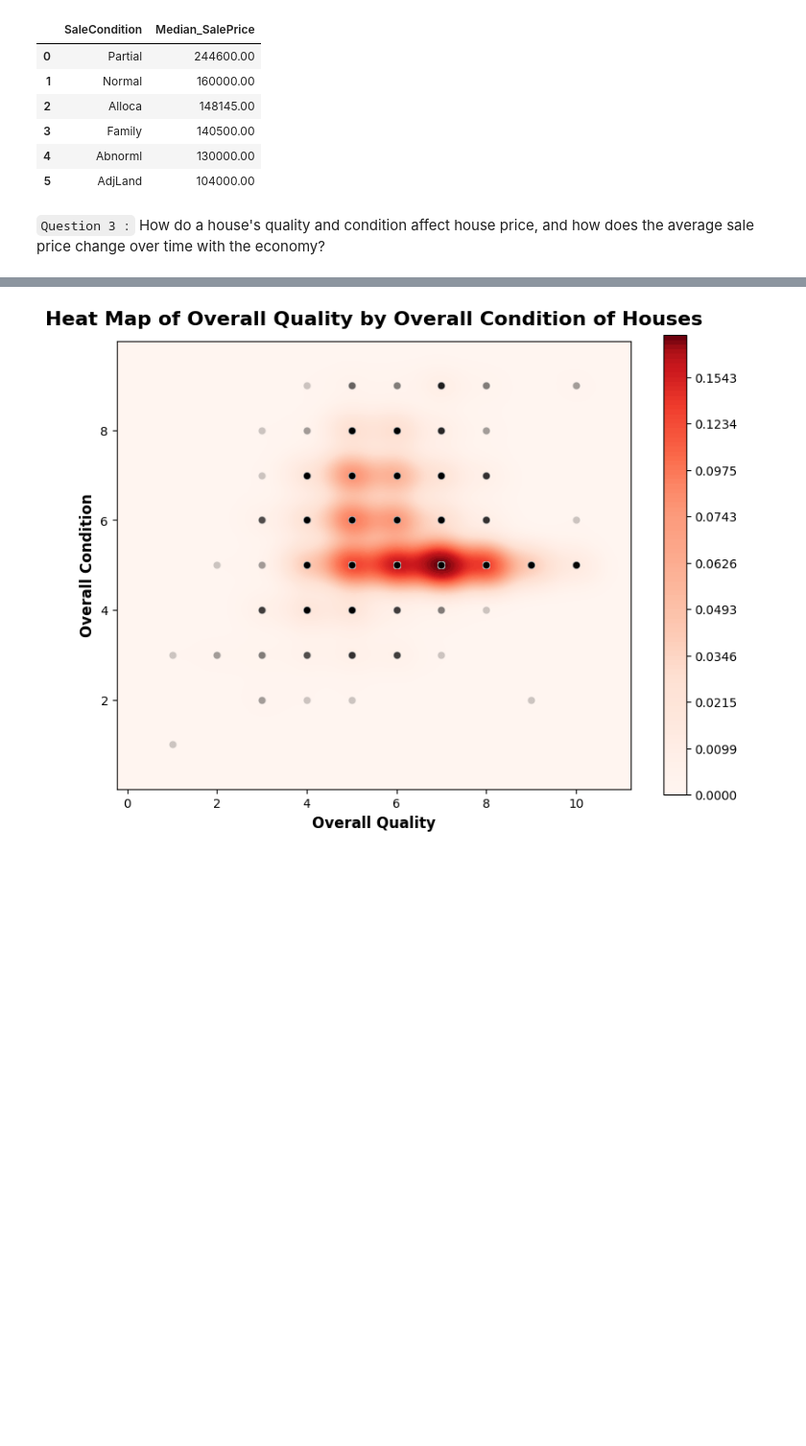
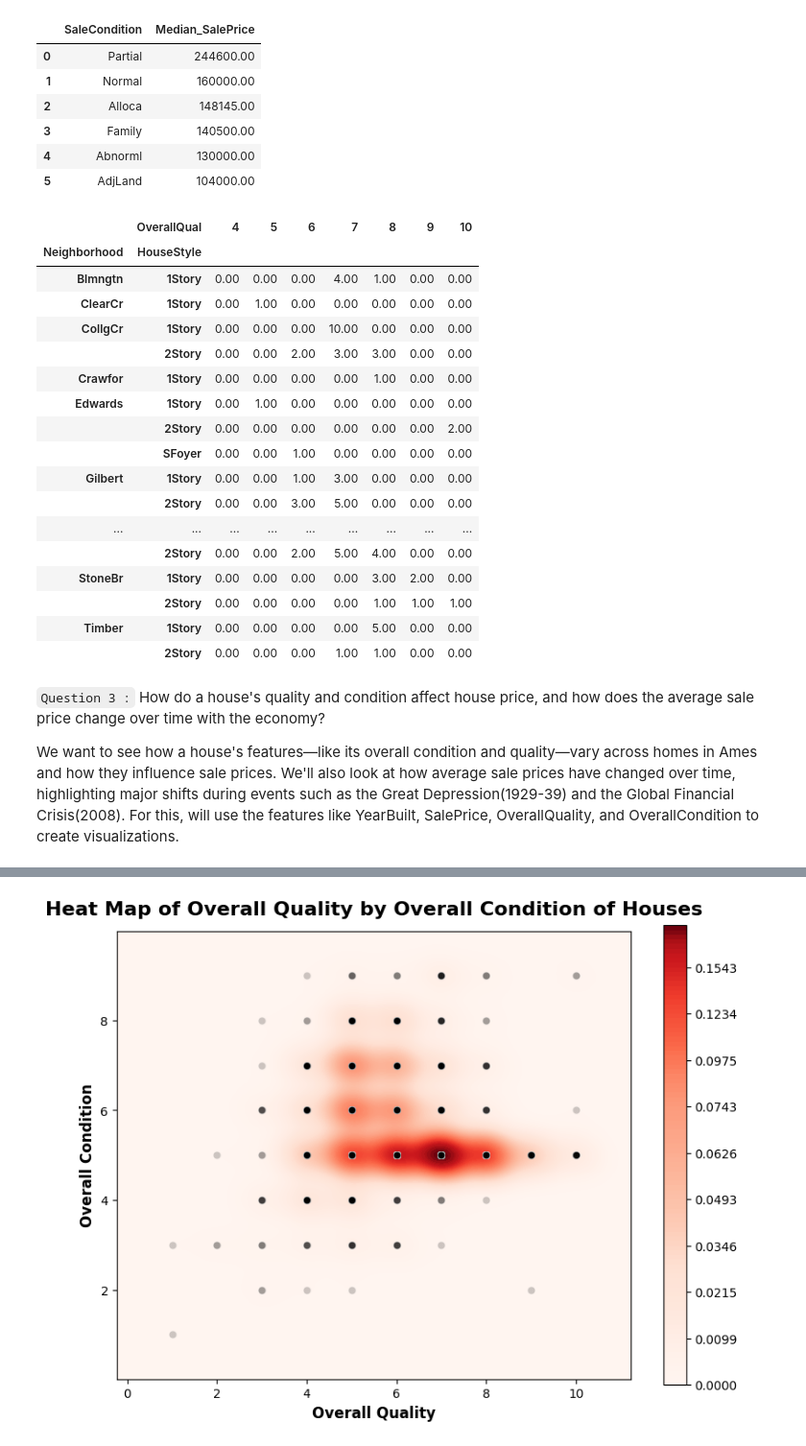
Before and after one commit to annugit1655/Real-Estate-Price-Prediction, a Jupyter notebook: Real-Estate-Price-Prediction/notebooks/EDA-house-part-1.ipynb, the cells around one changed output, grey strips where cells are left out. Shown at 96% size. Drawn from its saved outputs; the diff is of its cells as text; code cells hidden in the pictures; blank space fills up the shorter version.

```diff
--- a/Real-Estate-Price-Prediction/notebooks/EDA-house-part-1.ipynb
+++ b/Real-Estate-Price-Prediction/notebooks/EDA-house-part-1.ipynb
@@ -613,5 +641,28 @@ median_saleprice
 | 3 | Family | 140500.00 |
 | 4 | Abnorml | 130000.00 |
 | 5 | AdjLand | 104000.00 |
+# %%
+new_df.query("SaleCondition=='Partial'").groupby(['Neighborhood', 'HouseStyle', 'OverallQual']).size().unstack().fillna(0)
+# %% [output]
+|  | OverallQual | 4 | 5 | 6 | 7 | 8 | 9 | 10 |
+| Neighborhood | HouseStyle |  |  |  |  |  |  |  |
+| Blmngtn | 1Story | 0.00 | 0.00 | 0.00 | 4.00 | 1.00 | 0.00 | 0.00 |
+| ClearCr | 1Story | 0.00 | 1.00 | 0.00 | 0.00 | 0.00 | 0.00 | 0.00 |
+| CollgCr | 1Story | 0.00 | 0.00 | 0.00 | 10.00 | 0.00 | 0.00 | 0.00 |
+|  | 2Story | 0.00 | 0.00 | 2.00 | 3.00 | 3.00 | 0.00 | 0.00 |
+| Crawfor | 1Story | 0.00 | 0.00 | 0.00 | 0.00 | 1.00 | 0.00 | 0.00 |
+| Edwards | 1Story | 0.00 | 1.00 | 0.00 | 0.00 | 0.00 | 0.00 | 0.00 |
+|  | 2Story | 0.00 | 0.00 | 0.00 | 0.00 | 0.00 | 0.00 | 2.00 |
+|  | SFoyer | 0.00 | 0.00 | 1.00 | 0.00 | 0.00 | 0.00 | 0.00 |
+| Gilbert | 1Story | 0.00 | 0.00 | 1.00 | 3.00 | 0.00 | 0.00 | 0.00 |
+|  | 2Story | 0.00 | 0.00 | 3.00 | 5.00 | 0.00 | 0.00 | 0.00 |
+| ... | ... | ... | ... | ... | ... | ... | ... | ... |
+|  | 2Story | 0.00 | 0.00 | 2.00 | 5.00 | 4.00 | 0.00 | 0.00 |
+| StoneBr | 1Story | 0.00 | 0.00 | 0.00 | 0.00 | 3.00 | 2.00 | 0.00 |
+|  | 2Story | 0.00 | 0.00 | 0.00 | 0.00 | 1.00 | 1.00 | 1.00 |
+| Timber | 1Story | 0.00 | 0.00 | 0.00 | 0.00 | 5.00 | 0.00 | 0.00 |
+|  | 2Story | 0.00 | 0.00 | 0.00 | 1.00 | 1.00 | 0.00 | 0.00 |
 # %% [markdown]
 `Question 3 :` How do a house's quality and condition affect house price, and how does the average sale price change over time with the economy?
+
+We want to see how a house's features—like its overall condition and quality—vary across homes in Ames and how they influence sale prices. We'll also look at how average sale prices have changed over time, highlighting major shifts during events such as the Great Depression(1929-39) and the Global Financial Crisis(2008). For this, will use the features like YearBuilt, SalePrice, OverallQuality, and OverallCondition to create visualizations.
```
Also changed, not shown: parts of 13 cells of this notebook.
